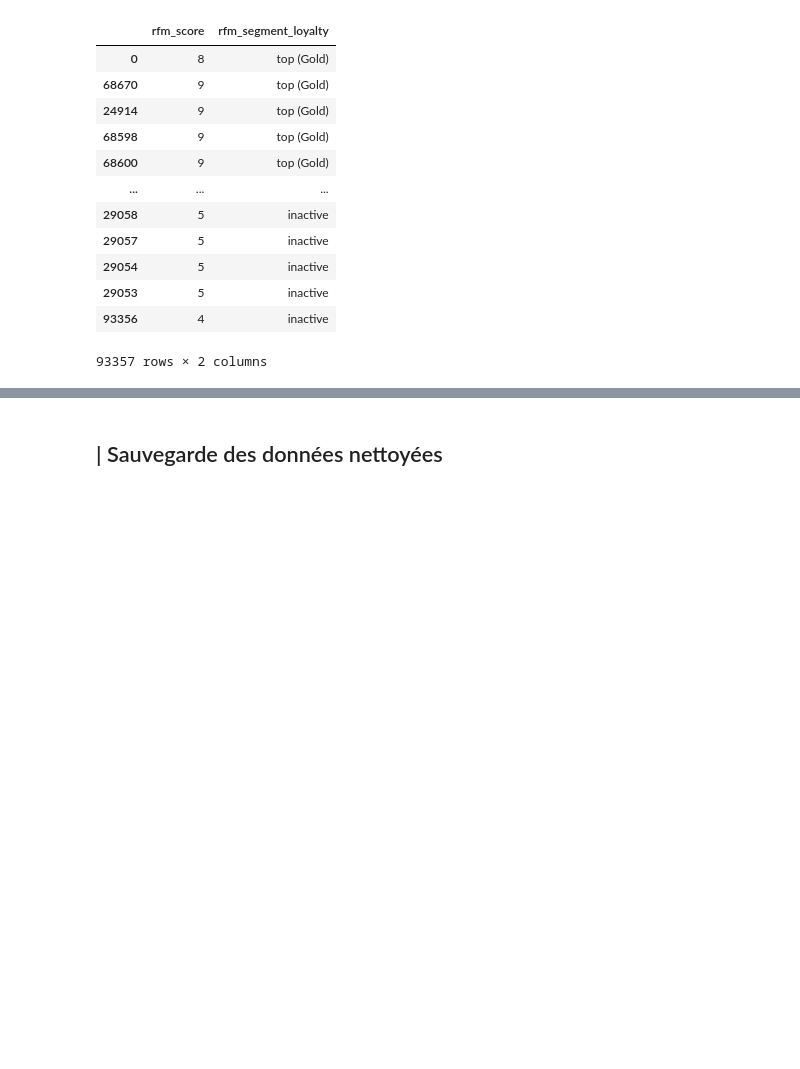
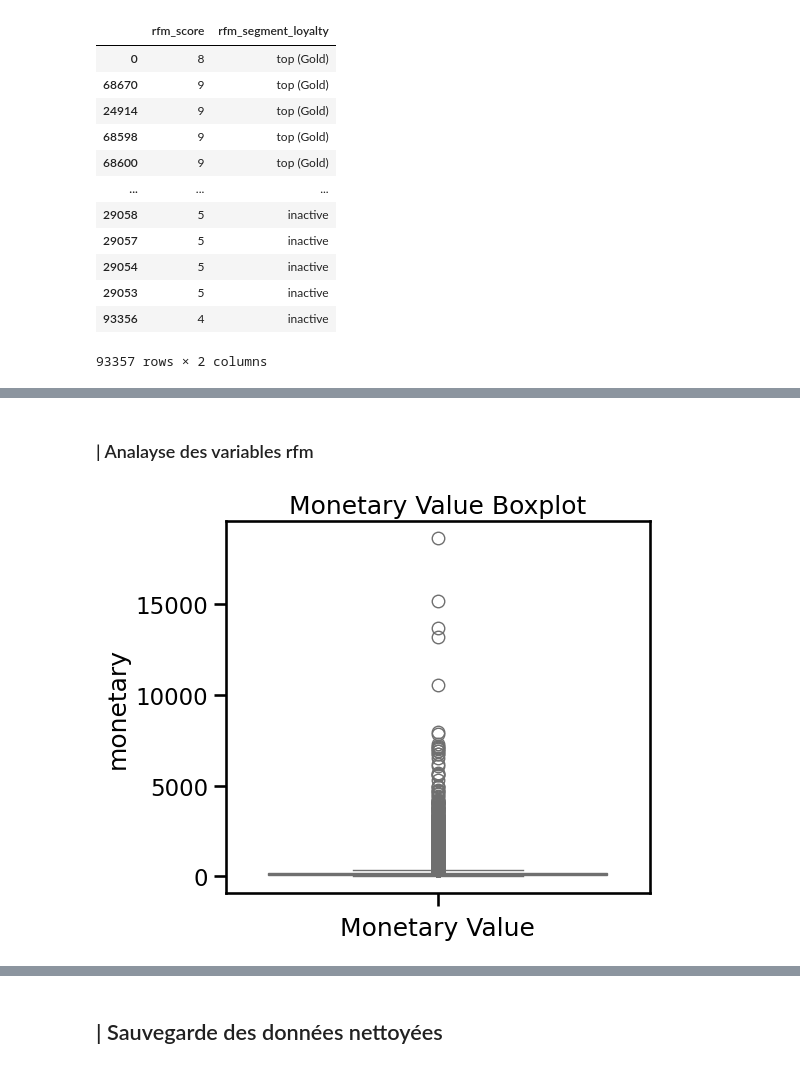
Before and after one commit to amadousysada/ecommerce-customer-segmentation, a Jupyter notebook: main.ipynb, the cells around one changed output, grey strips where cells are left out. Cells and saved outputs as stored; diff of their text form; code cells hidden in the pictures; blank space fills up the shorter version.

```diff
--- a/main.ipynb
+++ b/main.ipynb
@@ -613,3 +613,17 @@ rfm_df.head()
 | 2 | 0000f46a3911fa3c0805444483337064 | 536 | 1 | 86.22 | 4 | 112 | 3.0 | 1.0 | ... |
 | 3 | 0000f6ccb0745a6a4b88665a16c9f078 | 320 | 1 | 43.62 | 4 | 211 | 4.0 | 1.0 | ... |
 | 4 | 0004aac84e0df4da2b147fca70cf8255 | 287 | 1 | 196.89 | 7 | 214 | 5.0 | 1.0 | ... |
+# %% [markdown]
+### | Analayse des variables rfm
+# %%
+plt.figure(figsize=(15, 5))
+
+plt.subplot(1, 3, 1)
+sns.boxplot(data=rfm_df['monetary'], color='skyblue')
+plt.title('Monetary Value Boxplot')
+plt.xlabel('Monetary Value')
+
+plt.tight_layout()
+plt.show()
+# %% [output]
+[figure, added]
```
Also changed, not shown: parts of 6 cells of this notebook.
